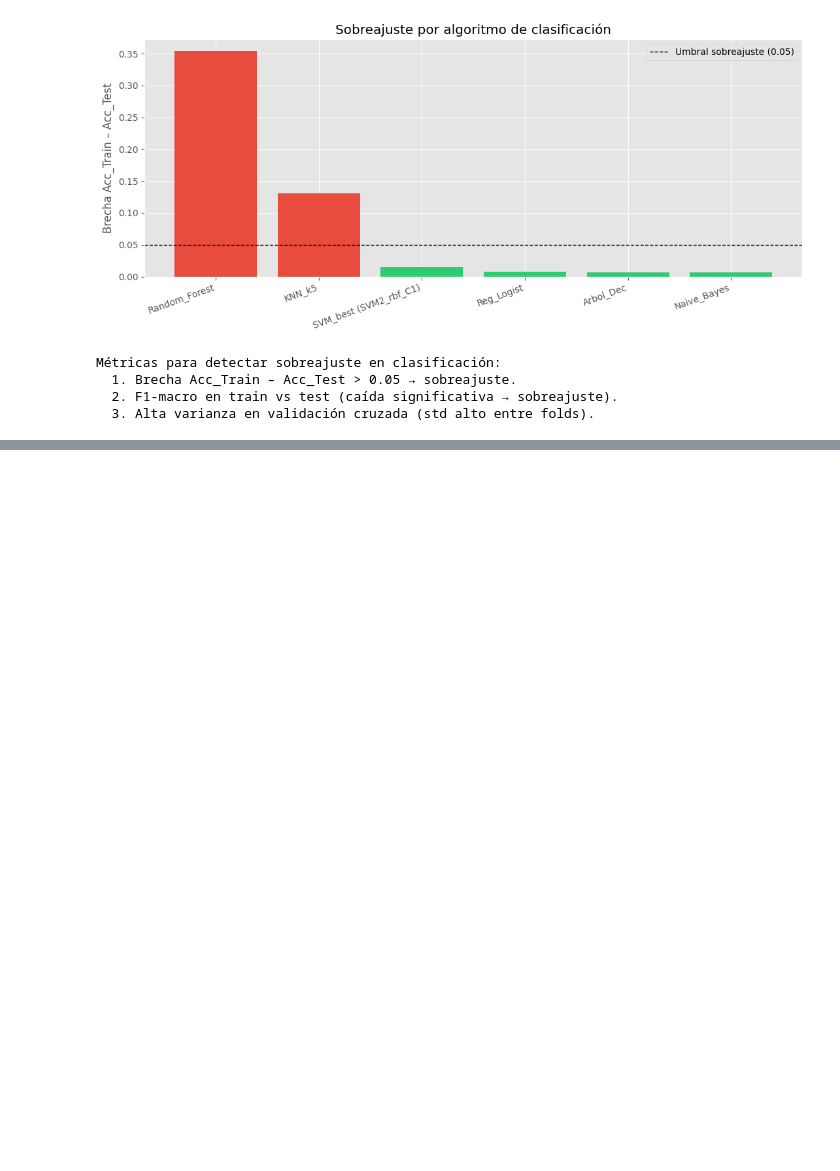
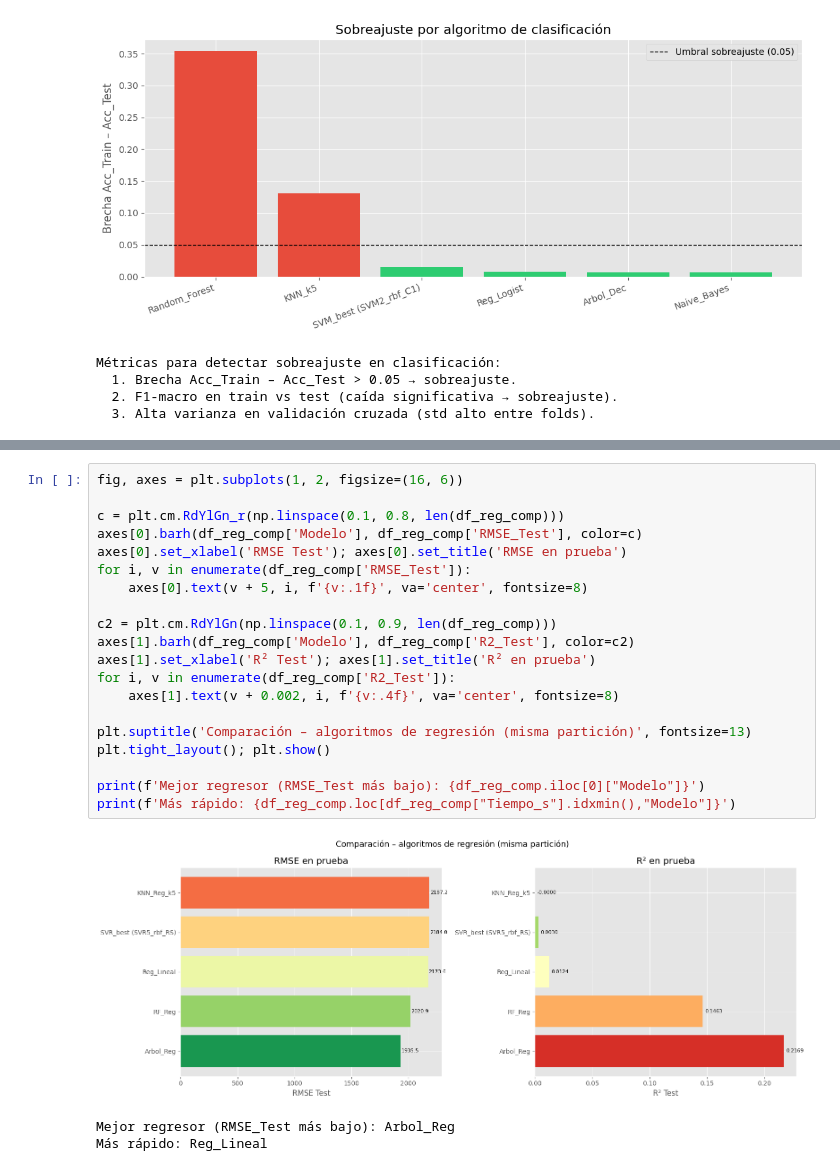
Before and after one commit to JPLopez23/Lab8Min, a Jupyter notebook: laboratorio8.ipynb, the cells around one changed output, grey strips where cells are left out. Cells and saved outputs as stored; diff of their text form; blank space fills up the shorter version.

```diff
--- a/laboratorio8.ipynb
+++ b/laboratorio8.ipynb
@@ -617,0 +805,24 @@ Métricas para detectar sobreajuste en clasificación:
+# %%
+fig, axes = plt.subplots(1, 2, figsize=(16, 6))
+
+c = plt.cm.RdYlGn_r(np.linspace(0.1, 0.8, len(df_reg_comp)))
+axes[0].barh(df_reg_comp['Modelo'], df_reg_comp['RMSE_Test'], color=c)
+axes[0].set_xlabel('RMSE Test'); axes[0].set_title('RMSE en prueba')
+for i, v in enumerate(df_reg_comp['RMSE_Test']):
+    axes[0].text(v + 5, i, f'{v:.1f}', va='center', fontsize=8)
+
+c2 = plt.cm.RdYlGn(np.linspace(0.1, 0.9, len(df_reg_comp)))
+axes[1].barh(df_reg_comp['Modelo'], df_reg_comp['R2_Test'], color=c2)
+axes[1].set_xlabel('R² Test'); axes[1].set_title('R² en prueba')
+for i, v in enumerate(df_reg_comp['R2_Test']):
+    axes[1].text(v + 0.002, i, f'{v:.4f}', va='center', fontsize=8)
+
+plt.suptitle('Comparación – algoritmos de regresión (misma partición)', fontsize=13)
+plt.tight_layout(); plt.show()
+
+print(f'Mejor regresor (RMSE_Test más bajo): {df_reg_comp.iloc[0]["Modelo"]}')
+print(f'Más rápido: {df_reg_comp.loc[df_reg_comp["Tiempo_s"].idxmin(),"Modelo"]}')
+# %% [output]
+[figure, added]
+Mejor regresor (RMSE_Test más bajo): Arbol_Reg
+Más rápido: Reg_Lineal
```
Also changed, not shown: parts of 7 cells of this notebook.
